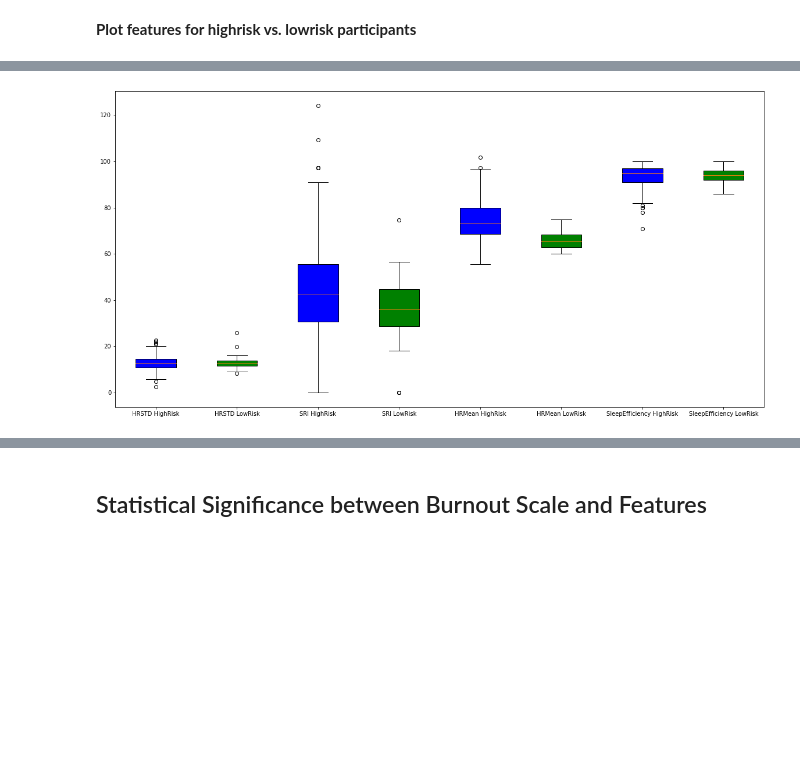
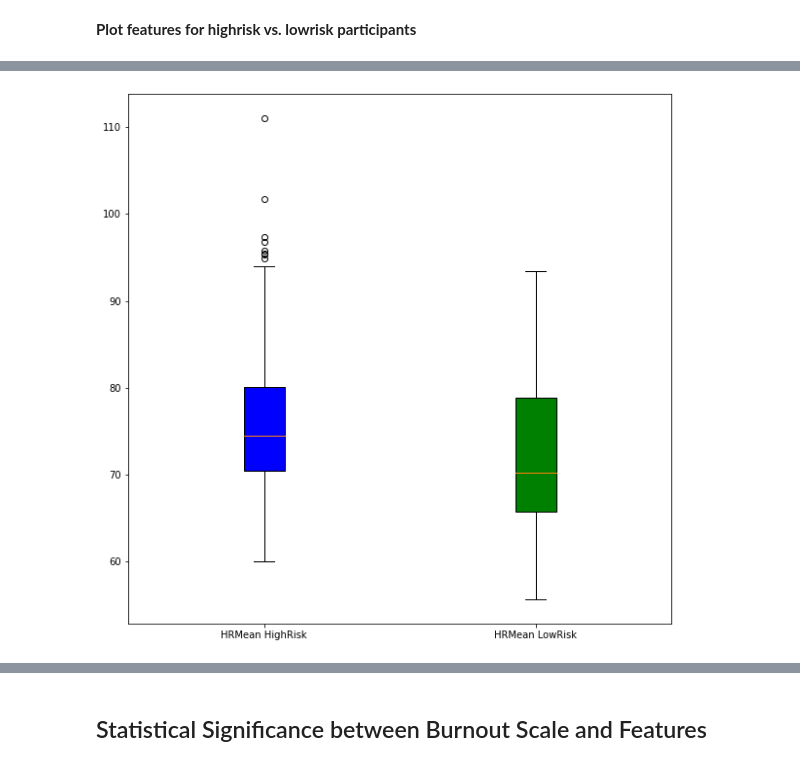
Before and after one commit to giabraddock/CompWellREU2021, a Jupyter notebook: CompWell_featuretable.ipynb, the cells around one changed output, grey strips where cells are left out. Drawn from its saved outputs; the diff is of its cells as text; code cells hidden in the pictures; blank space fills up the shorter version.

Commit message:
more feature table code

```diff
--- a/CompWell_featuretable.ipynb
+++ b/CompWell_featuretable.ipynb
@@ -1096,3 +1338,5 @@ jbs = pd.read_csv('/Users/giabraddock/compwell/CompWell_REU2021/jbs_table.csv')
+# %%
+jbs.reset_index(drop=True, inplace=True)
 # %%
 # Want to see how many participants are above the JBS-D cutoff score
 # Made a set because a participant may fall above on the pre and post survey
@@ -1142,13 +1381,17 @@ score_dict = defaultdict(lambda: defaultdict(int))
 jbs['User'] = jbs['User'].astype('str')
 for i, r in jbs.iterrows():
     score_dict[r['User']] = [max(jbs.loc[jbs['User'] == r['User'], 'score_e'].values), max(jbs.loc[jbs['User'] == r['User'], 'score_d'].values), max(jbs.loc[jbs['User'] == r['User'], 'score_pa'].values)]
-# # Copy feature table
+
+# Copy feature table
 ft_risk = feature_table.copy()
+
 # Beacuse many users don't have JBS data, set all scores to NaN
 ft_risk['EScore'] = np.nan
 ft_risk['DScore'] = np.nan
 ft_risk['PAScore'] = np.nan
+
 # Add JBS scores where relevant
+no_jbs = []
 for i, r in ft_risk.iterrows():
     user = r['User']
     if user in score_dict.keys():
@@ -1156,6 +1399,10 @@ for i, r in ft_risk.iterrows():
         ft_risk.loc[i,'EScore'] = e
         ft_risk.loc[i,'DScore'] = d
         ft_risk.loc[i,'PAScore'] = pa
+    else:
+        no_jbs.append(i)
+
+ft_risk.drop(no_jbs, inplace=True)
 # %%
 # Sort table by increasing E score values, makes a gradient from least to most at risk of burnout
 # Note that individuals without data will be at the end of the frame
@@ -1209,6 +1454,6 @@ plt.show()
 # %%
 # Features with smaller magnitude
-feat = ['NapDuration', 'SleepDuration']
+feat = ['SleepEfficiency']
 fig = plt.figure(figsize= (10,10))
 feat_dict = {}
 for f in feat:
@@ -1226,0 +1472,16 @@ plt.show()
+# %%
+# Features with smaller magnitude
+feat = ['NapDuration']
+fig = plt.figure(figsize= (10,10))
+for f in feat:
+    feat_dict = {}
+    feat_dict[f + ' ' + 'HighRisk'] = [x for x in list(highrisk.loc[:, f].values) if str(x) != 'nan']
+    feat_dict[f + ' ' + 'LowRisk'] = [x for x in list(lowrisk.loc[:, f].values) if str(x) != 'nan']
+box = plt.boxplot(x=feat_dict.values(), labels=feat_dict.keys(), patch_artist=True)
+
+colors = ['blue', 'green', 'blue', 'green']
+
+for patch, color in zip(box['boxes'], colors):
+    patch.set_facecolor(color)
+
+plt.show()
@@ -1227,21 +1490,22 @@ plt.show()
 # %%
 # Smaller magnitude
-feat = ['HRSTD', 'SRI', 'HRMean', 'SleepEfficiency']
-fig = plt.figure(figsize= (20,10))
+# feat = ['HRSTD', 'SRI', 'HRMean', 'SleepEfficiency']
+feat = ['HRMean']
+fig = plt.figure(figsize= (10,10))
 feat_dict = {}
 for f in feat:
     feat_dict[f + ' ' + 'HighRisk'] = [x for x in list(highrisk.loc[:, f].values) if str(x) != 'nan']
     feat_dict[f + ' ' + 'LowRisk'] = [x for x in list(lowrisk.loc[:, f].values) if str(x) != 'nan']
 box = plt.boxplot(x=feat_dict.values(), labels=feat_dict.keys(), patch_artist=True)
 
 colors = ['blue', 'green', 'blue', 'green','blue', 'green', 'blue', 'green']
 
 for patch, color in zip(box['boxes'], colors):
     patch.set_facecolor(color)
 
 plt.show()
 # %% [output]
-[figure, old version]
+[figure, new version]
 # %%
 feat = ['AlertnessMorning', 'AlertnessEvening', 'HappinessMorning', 'HappinessEvening', 'EnergyMorning', 'EnergyEvening', 'HealthMorning', 'HealthEvening', 'RelaxMorning', 'RelaxEvening']
 fig = plt.figure(figsize= (20,10))
```
Also changed, not shown: parts of 121 cells of this notebook.
